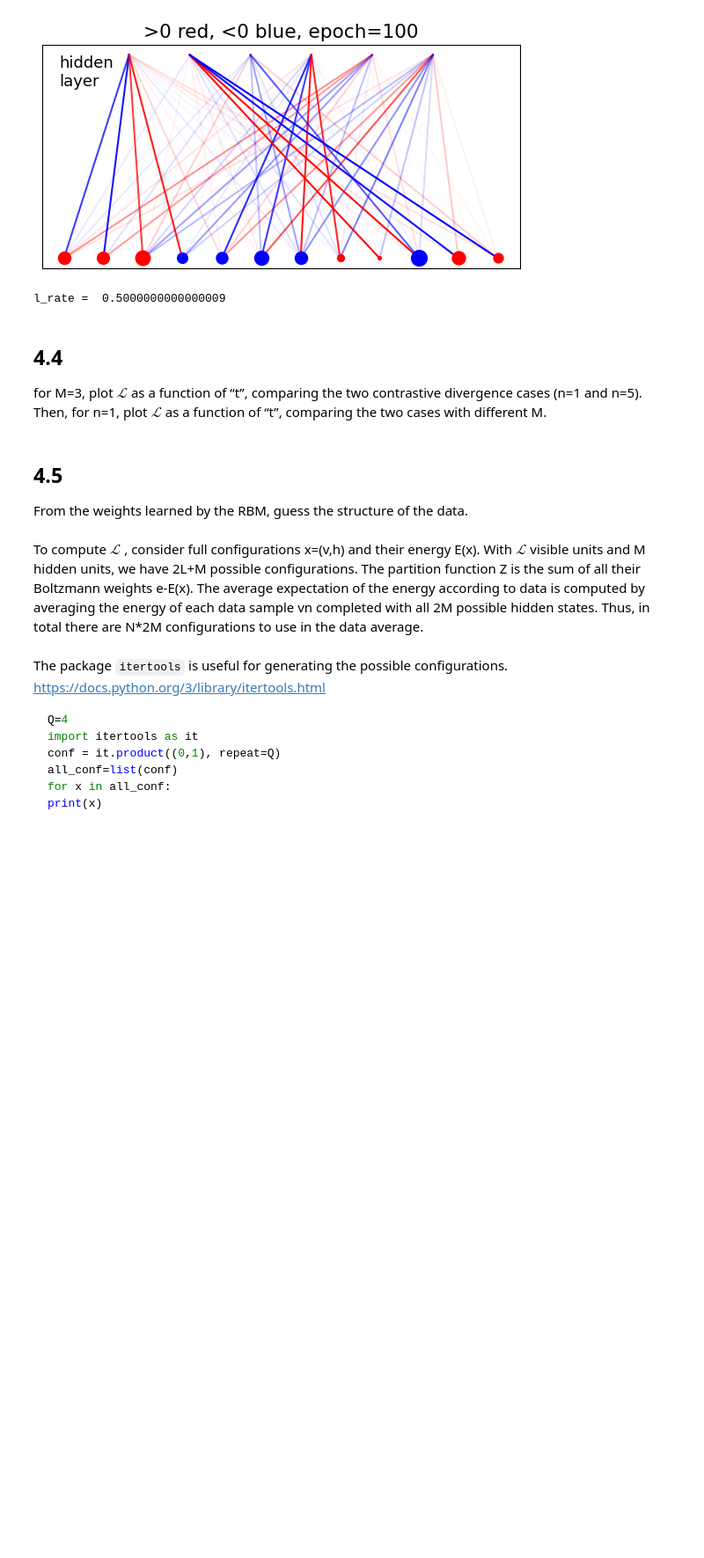
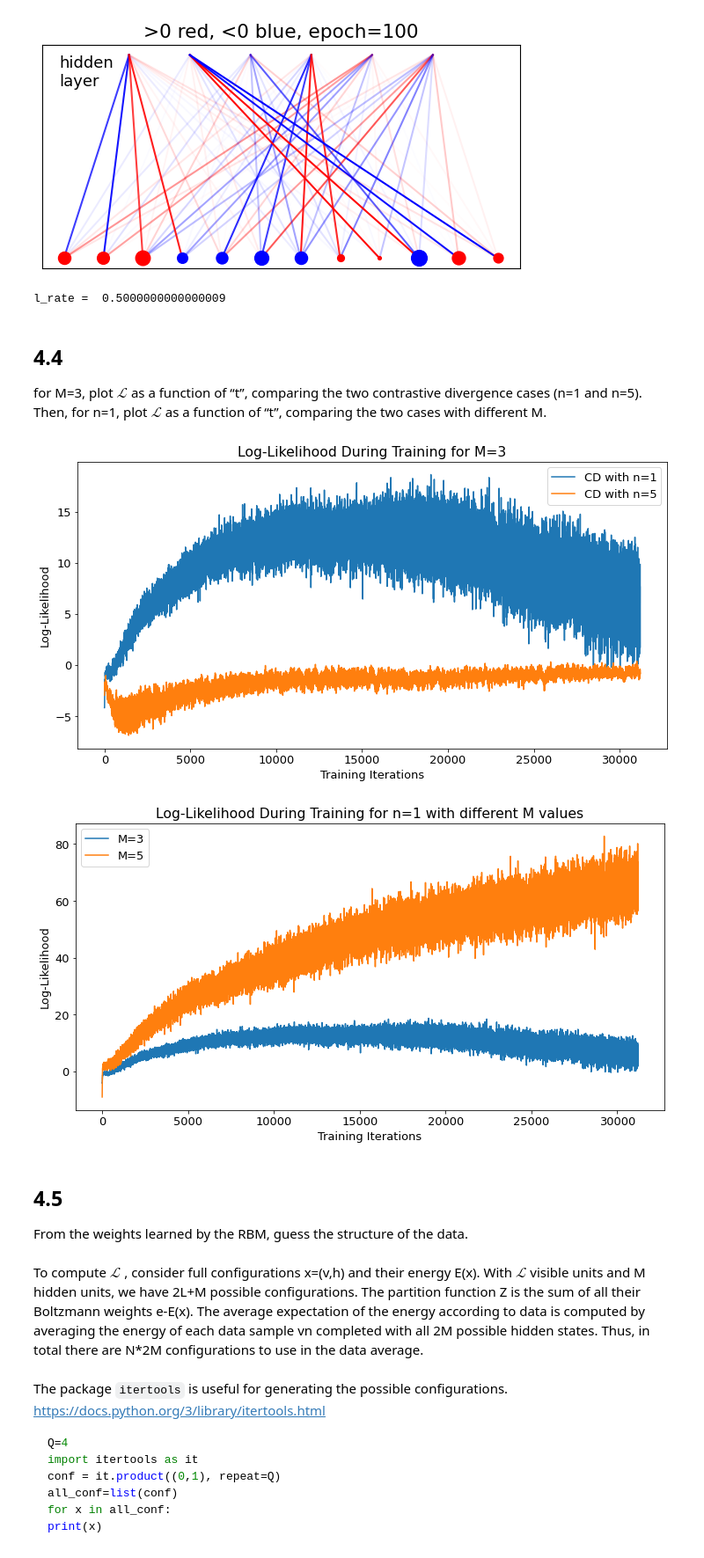
Before and after one commit to lm-schulze/LCP-Mod-B, a Jupyter notebook: Ex4/group2413_exercise4.ipynb, the cells around one changed output. Shown at 88% size. Drawn from its saved outputs; the diff is of its cells as text; code cells hidden in the pictures; blank space fills up the shorter version.

```diff
--- a/Ex4/group2413_exercise4.ipynb
+++ b/Ex4/group2413_exercise4.ipynb
@@ -542,6 +568,75 @@ l_rate =  0.5000000000000009
 # %% [markdown]
 ## 4.4
 for M=3, plot $\mathscr{L}$ as a function of “t”, comparing the two contrastive divergence cases (n=1 and n=5). Then, for n=1, plot $\mathscr{L}$ as a function of “t”, comparing the two cases with different M.
+# %%
+def simulate_rbm(N_visible, N_hidden, num_CD_steps, epochs, batch_size, data):
+    W = np.random.randn(N_visible, N_hidden)
+    b_visible = np.zeros(N_visible)
+    b_hidden = np.zeros(N_hidden)
+
+    def sigmoid(x):
+        return 1 / (1 + np.exp(-x))
+
+    def log_likelihood(data, W, b_visible, b_hidden):
+        energy = np.sum(-np.dot(data, b_visible)[:, np.newaxis] - np.log(1 + np.exp(np.dot(data, W) + b_hidden)), axis=1)
+        return np.mean(energy)
+
+    def CD_train(data, W, b_visible, b_hidden, learning_rate=0.1, k=1):
+        num_data = len(data)
+        positive_hidden = sigmoid(np.dot(data, W) + b_hidden)
+        positive_associations = np.dot(data.T, positive_hidden)
+        negative_visible = np.random.binomial(1, sigmoid(np.dot(positive_hidden, W.T) + b_visible))
+        for i in range(k):
+            negative_hidden = sigmoid(np.dot(negative_visible, W) + b_hidden)
+            negative_visible = np.random.binomial(1, sigmoid(np.dot(negative_hidden, W.T) + b_visible))
+        negative_associations = np.dot(negative_visible.T, negative_hidden)
+        W += learning_rate * ((positive_associations - negative_associations) / num_data)
+        b_visible += learning_rate * np.mean(data - negative_visible, axis=0)
+        b_hidden += learning_rate * np.mean(positive_hidden - negative_hidden, axis=0)
+
+    log_likelihoods = []
+
+    for epoch in range(epochs):
+        np.random.shuffle(data)
+        for batch_idx in range(len(data) // batch_size):
+            batch_data = data[batch_idx * batch_size: (batch_idx + 1) * batch_size]
+            CD_train(batch_data, W, b_visible, b_hidden, k=num_CD_steps)
+            ll = log_likelihood(batch_data, W, b_visible, b_hidden)
+            log_likelihoods.append(ll)
+
+    return log_likelihoods
+
+
+# Simulate for n=1 and n=5 with M=3
+log_likelihoods_n1 = simulate_rbm(N_visible=10, N_hidden=3, num_CD_steps=1, epochs=100, batch_size=32, data=data)
+log_likelihoods_n5 = simulate_rbm(N_visible=10, N_hidden=3, num_CD_steps=5, epochs=100, batch_size=32, data=data)
+
+# Plot log-likelihood as a function of training iterations for n=1 and n=5
+plt.figure(figsize=(12, 6))
+plt.plot(log_likelihoods_n1, label='CD with n=1')
+plt.plot(log_likelihoods_n5, label='CD with n=5')
+plt.xlabel('Training Iterations')
+plt.ylabel('Log-Likelihood')
+plt.title('Log-Likelihood During Training for M=3')
+plt.legend()
+plt.show()
+
+# Simulate for different values of M with n=1
+log_likelihoods_M3 = log_likelihoods_n1  # Already simulated for M=3, n=1
+log_likelihoods_M5 = simulate_rbm(N_visible=10, N_hidden=5, num_CD_steps=1, epochs=100, batch_size=32, data=data)
+
+# Plot log-likelihood as a function of training iterations for M=3 and M=5 with n=1
+plt.figure(figsize=(12, 6))
+plt.plot(log_likelihoods_M3, label='M=3')
+plt.plot(log_likelihoods_M5, label='M=5')
+plt.xlabel('Training Iterations')
+plt.ylabel('Log-Likelihood')
+plt.title('Log-Likelihood During Training for n=1 with different M values')
+plt.legend()
+plt.show()
+# %% [output]
+[figure, added]
+[figure, added]
 # %% [markdown]
 ## 4.5
 From the weights learned by the RBM, guess the structure of the data.
```
Also changed, not shown: parts of 4 cells of this notebook.
